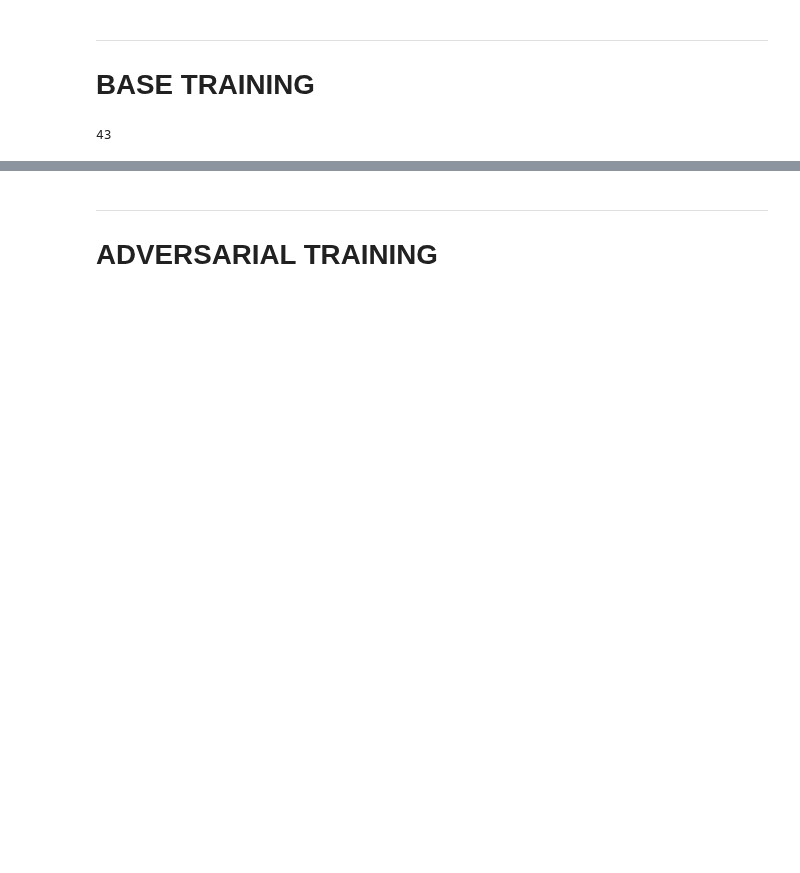
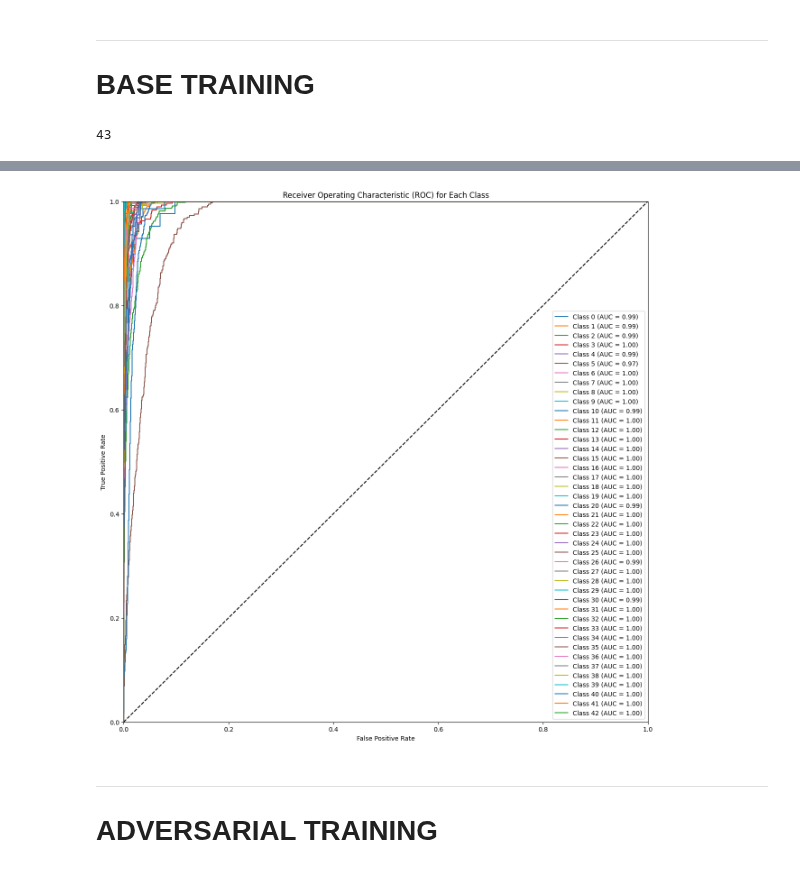
Before and after one commit to ro-jo-mo/Dissertation-Verifying-NN, a Jupyter notebook: CV.ipynb, the cells around one changed output, grey strips where cells are left out. Saved outputs shown, nothing was run; the diff lists cells and outputs as text; code cells hidden in the pictures; blank space fills up the shorter version.

Commit message:
new model

```diff
--- a/CV.ipynb
+++ b/CV.ipynb
@@ -120,7 +120,7 @@ test_dataset = dataset.skip(int(0.8 * SIZE))
 ***
 # **BASE TRAINING**
 # %%
-epochs = 6
+epochs = 50
 batch_size = 64
 n_classes = len(LABELS)
 epsilon = 0.3
@@ -187,6 +187,7 @@ None
 
 model.compile(optimizer="adam",
               loss=tf.keras.losses.SparseCategoricalCrossentropy(from_logits=True),
-              metrics=['accuracy'])
+              metrics=[tf.keras.metrics.SparseCategoricalAccuracy()])
 history = model.fit(train_dataset, epochs=epochs)
+model.save("model.keras")
 # %% [output]
@@ -229,0 +219,51 @@ print_metrics(model, test_dataset)
+# %%
+def print_metrics(model,test_dataset):
+    y = []
+    y_pred_prob = []
+
+    # Iterate through the test dataset
+    for images, labels in test_dataset:
+        y.extend(labels.numpy())
+        predictions = model.predict(images)
+        y_pred_prob.extend(predictions)
+    y = np.array(y)
+    y_pred_prob = np.array(y_pred_prob)
+    y_pred_class = np.argmax(y_pred_prob,axis=-1)
+
+    precision = precision_score(y, y_pred_class, average='macro')
+    recall = recall_score(y, y_pred_class, average='macro')
+    f1 = f1_score(y, y_pred_class, average='macro')
+
+    # Display the macro/micro/weighted average metrics
+    print(f'Precision (macro): {precision:.4f}')
+    print(f'Recall (macro): {recall:.4f}')
+    print(f'F1-score (macro): {f1:.4f}')
+
+    # Binarize the output (needed for multiclass ROC)
+    # This turns the class labels into a one-vs-rest binary format
+    y_test_bin = label_binarize(y, classes=np.arange(43))
+
+    # Compute ROC curve and AUC for each class
+    fpr = dict()
+    tpr = dict()
+    roc_auc = dict()
+
+    for i in range(43):
+        fpr[i], tpr[i], _ = roc_curve(y_test_bin[:, i], y_pred_prob[:, i])
+        roc_auc[i] = roc_auc_score(y_test_bin[:, i], y_pred_prob[:, i])
+
+    # Plot the ROC curve for each class
+    plt.figure(figsize=(15, 15))
+    for i in range(43):
+        plt.plot(fpr[i], tpr[i], label=f'Class {i} (AUC = {roc_auc[i]:.2f})')
+
+    plt.plot([0, 1], [0, 1], 'k--')  # Dashed diagonal line
+    plt.xlim([0.0, 1.0])
+    plt.ylim([0.0, 1.0])
+    plt.xlabel('False Positive Rate')
+    plt.ylabel('True Positive Rate')
+    plt.title('Receiver Operating Characteristic (ROC) for Each Class')
+    plt.legend(loc='lower right')
+    plt.show()
+print_metrics(model,test_dataset)
+# %% [output]
@@ -230,3 +288,4 @@ print_metrics(model, test_dataset)
+[figure, added]
 # %%
 ######################################
 ### Define the PGD attack function ###
```
Also changed, not shown: parts of 7 cells of this notebook, 1 other file.
